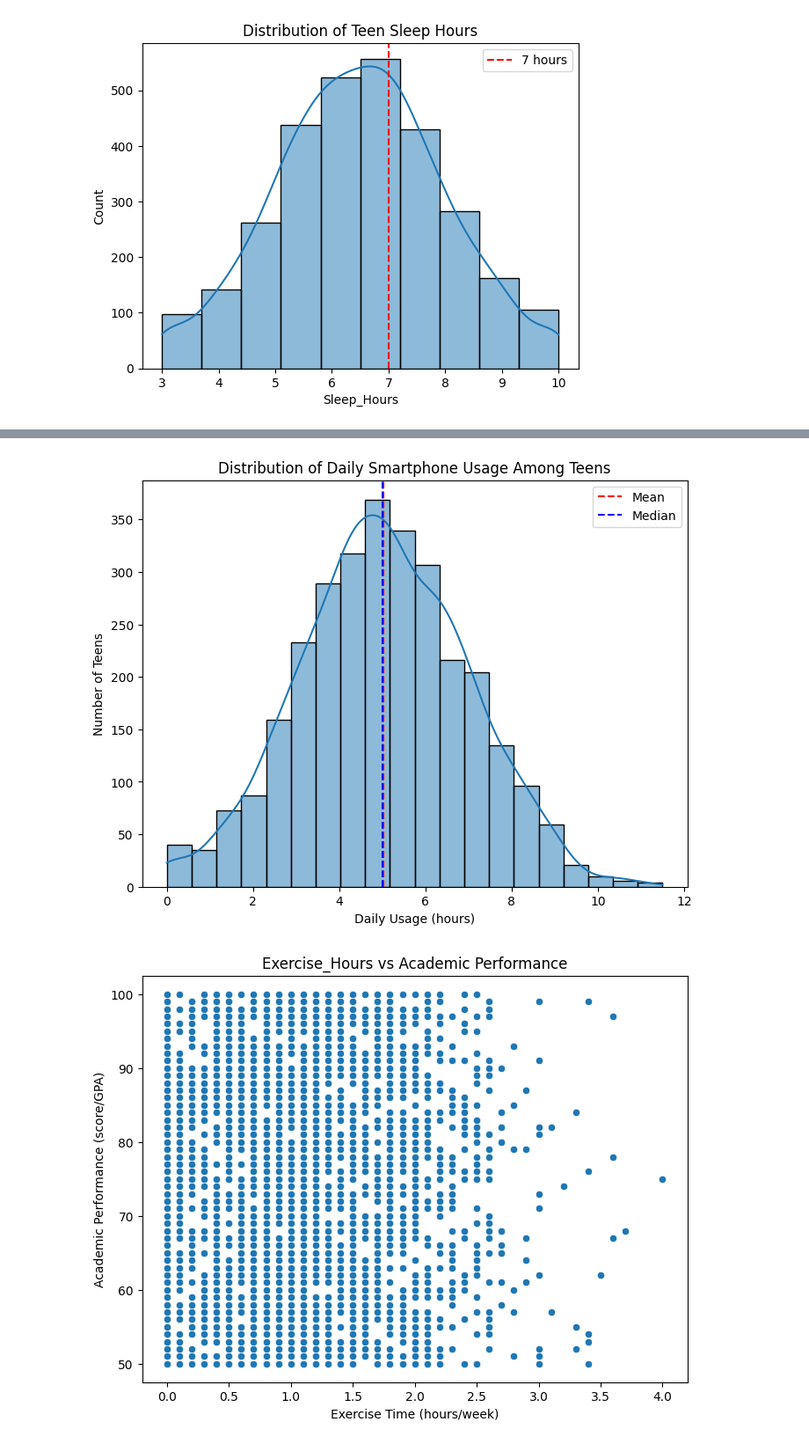
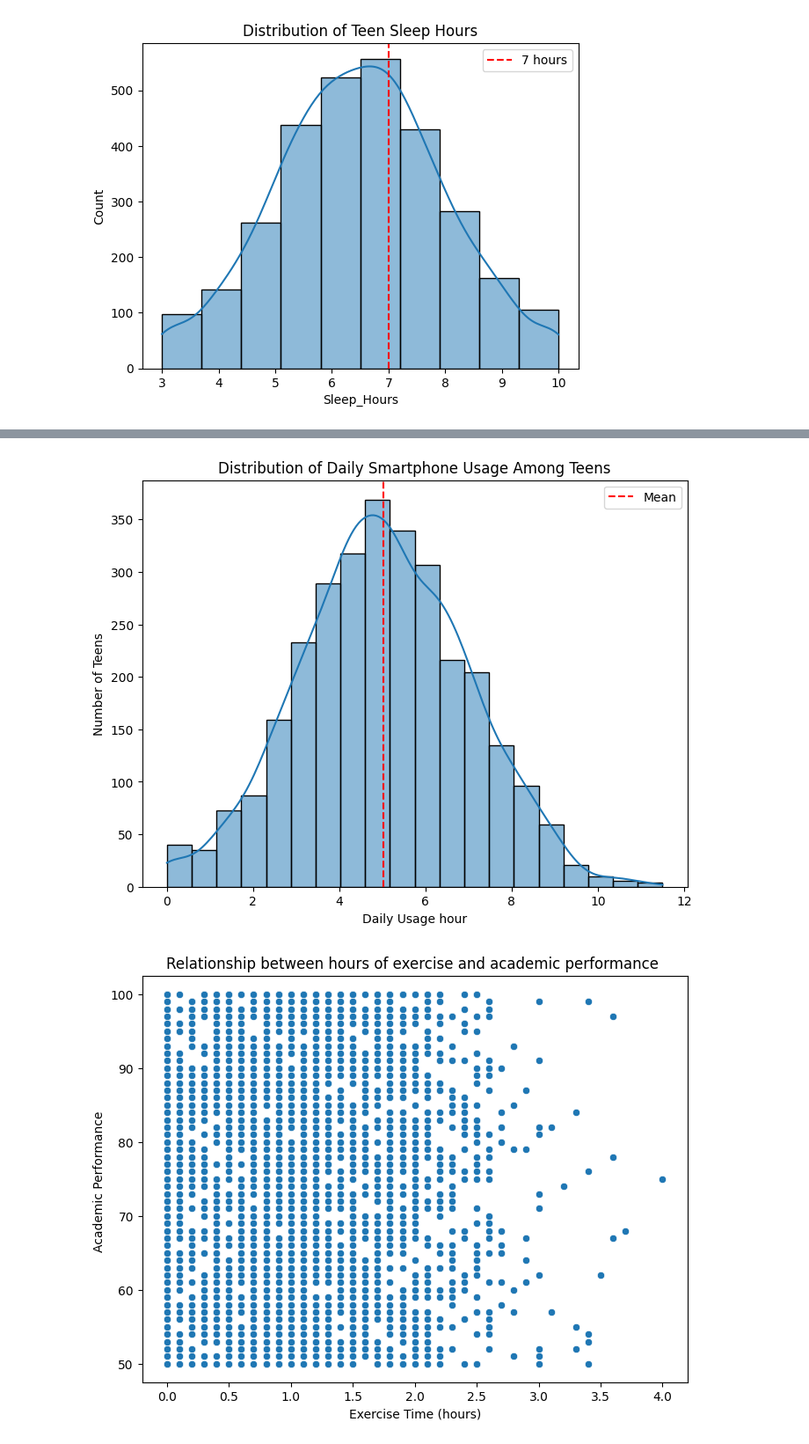
Before and after one commit to Charliee510/async-final-project-yellow-charlie, a Jupyter notebook: main.ipynb, the cells around one changed output, grey strips where cells are left out. Shown at 88% size. Drawn from its saved outputs; the diff is of its cells as text; code cells hidden in the pictures.

```diff
--- a/main.ipynb
+++ b/main.ipynb
@@ -175,24 +178,23 @@ plt.show()
 plt.figure(figsize=(8,6))
 sns.histplot(df['Daily_Usage_Hours'], bins=20, kde=True)
 plt.axvline(df['Daily_Usage_Hours'].mean(), color='red', linestyle='--', label='Mean')
-plt.axvline(df['Daily_Usage_Hours'].median(), color='blue', linestyle='--', label='Median')
 plt.title("Distribution of Daily Smartphone Usage Among Teens")
-plt.xlabel("Daily Usage (hours)")
+plt.xlabel("Daily Usage hour")
 plt.ylabel("Number of Teens")
 plt.legend()
 plt.show()
 # %% [output]
-[figure, old version]
+[figure, new version]
 # %%
-#9 Correlation
+#9 Is there any cor
 df[['Exercise_Hours','Academic_Performance']].corr()
 
 
 plt.figure(figsize=(8,6))
 sns.scatterplot(x='Exercise_Hours', y='Academic_Performance', data=df)
-plt.title("Exercise_Hours vs Academic Performance")
-plt.xlabel("Exercise Time (hours/week)")
-plt.ylabel("Academic Performance (score/GPA)")
+plt.title("Relationship between hours of exercise and academic performance ")
+plt.xlabel("Exercise Time (hours)")
+plt.ylabel("Academic Performance ")
 plt.show()
 # %% [output]
-[figure, old version]
+[figure, new version]
```
Also changed, not shown: parts of 7 cells of this notebook, 1 other file.
